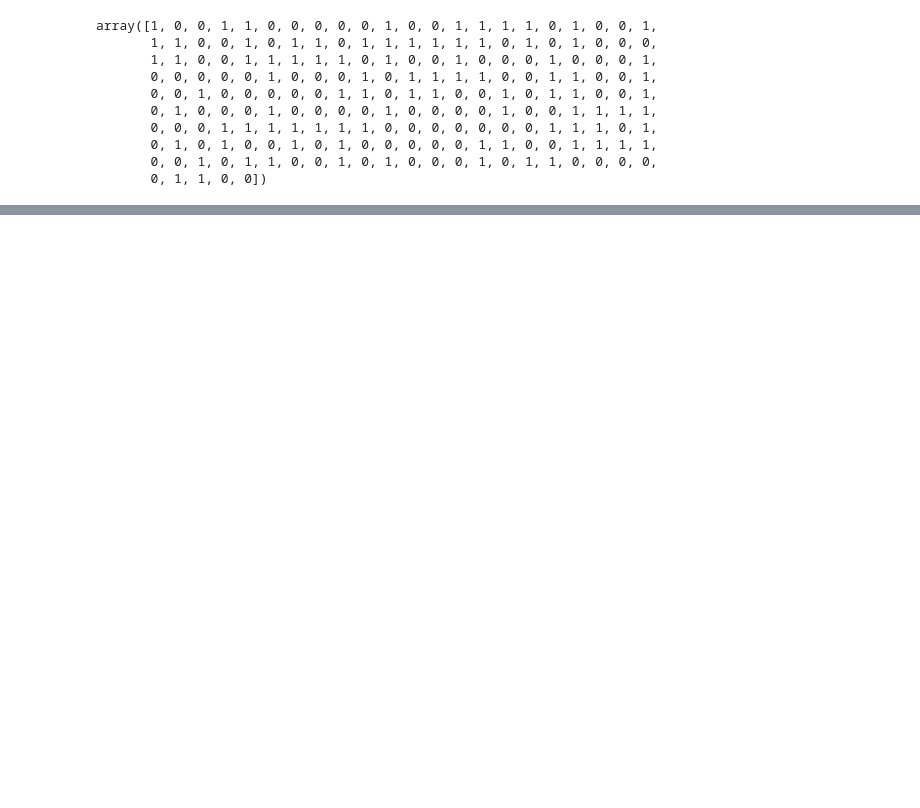
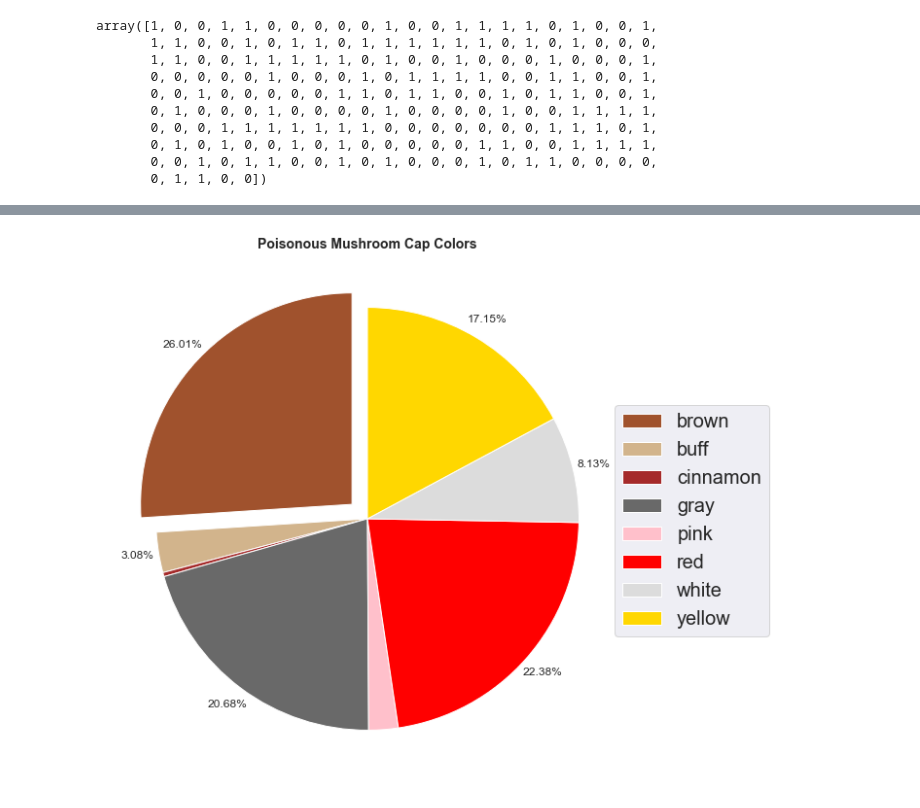
Before and after one commit to csun-data-science-bootcamp-20/Group9, a Jupyter notebook: Mushrooms.ipynb, the cells around one changed output, grey strips where cells are left out. Saved outputs shown, nothing was run; the diff lists cells and outputs as text; code cells hidden in the pictures; blank space fills up the shorter version.

```diff
--- a/Mushrooms.ipynb
+++ b/Mushrooms.ipynb
@@ -668,0 +856,18 @@ data_submission_copy.columns.get_loc("cap-color_purple")
+# %%
+def my_autopct(pct):
+    return ('%.2f%%' % pct) if pct > 3 else ''
+
+labels1 = pois_capcolor_counts['cap-color']
+sizes1 = pois_capcolor_counts['count']
+colors1 = ['sienna','tan','brown','dimgray', 'pink','red','gainsboro','gold']
+explode = (0.1, 0, 0, 0, 0, 0, 0, 0)
+
+fig1, ax1 = plt.subplots(figsize=(10,10))
+pie = ax1.pie(sizes1, explode=explode, colors=colors1, autopct=my_autopct, pctdistance=1.1, startangle=90)
+plt.title('Poisonous Mushroom Cap Colors', weight='bold', size=14)
+plt.legend(pie[0],labels1, bbox_to_anchor=(1.1,0.5), loc="center right", fontsize=20,
+           bbox_transform=plt.gcf().transFigure)
+
+plt.show()
+# %% [output]
+[figure, added]
```
Also changed, not shown: parts of 106 cells of this notebook.
